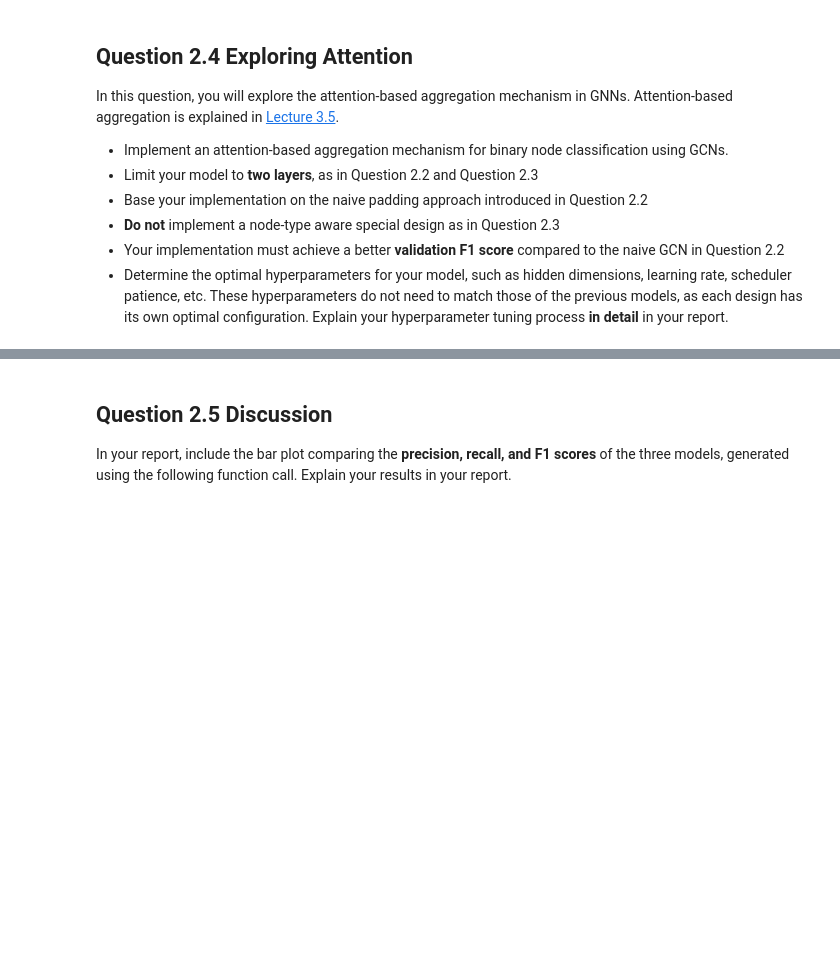
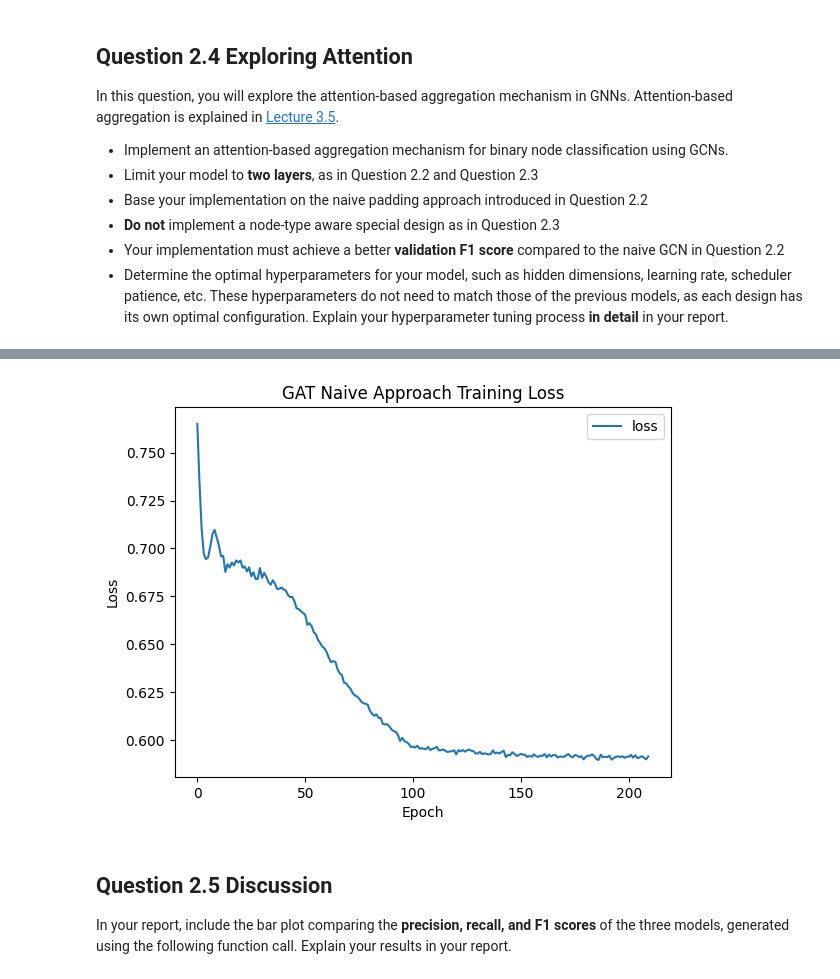
Before and after one commit to rishi-khiroya/dgl, a Jupyter notebook: q2_heterogeneous_node_classifcation.ipynb, the cells around one changed output, grey strips where cells are left out. Saved outputs shown, nothing was run; the diff lists cells and outputs as text; code cells hidden in the pictures; blank space fills up the shorter version.

```diff
--- a/q2_heterogeneous_node_classifcation.ipynb
+++ b/q2_heterogeneous_node_classifcation.ipynb
@@ -752,17 +957,28 @@ y_val   = y_val.float()
 # ####################################################
 
 # Build the model
-attn_gnn = GraphAttentionNetwork(...)
+attn_gnn = GraphAttentionNetwork(X_train.shape[1], 10, 1)
 
 # Train
-loss_history, _ = train_model(attn_gnn, y_train, val_model_inputs={...}, y_val=y_val, ...)
+loss_history, _ = train_model(
+    attn_gnn,
+    y_train,
+    val_model_inputs={"A": A_val_self_loops, "X": X_val},  # Pass validation inputs
+    y_val=y_val,
+    A=A_train_self_loops,
+    X=X_train,
+    num_epochs=10000,  # Number of training epochs
+    lr=0.005,  # Learning rate
+    validate_every=5,
+    patience=10
+)
 
 # ####################################################
 # END OF MODIFICATION
 # ####################################################
 
 # Test on validation data
-val_prec, val_rec, val_f1, _ = evaluate_model(attn_gnn, y_val, ...)
+val_prec, val_rec, val_f1, _ = evaluate_model(attn_gnn, y_val, A=A_val_normalized, X=X_val)
 print(f"[VAL] Prec={val_prec:.4f}, Rec={val_rec:.4f}, F1={val_f1:.4f}")
 
 val_precs["Naive GAT"] = val_prec
@@ -771,3 +987,4 @@ val_f1s["Naive GAT"] = val_f1
 
 # Plot loss
 plot_loss(loss_history, title="GAT Naive Approach Training Loss")
+# %% [output]
@@ -774,3 +1008,4 @@ plot_loss(loss_history, title="GAT Naive Approach Training Loss")
+[figure, added]
 # %% [markdown]
 ## Question 2.5 Discussion
 
```
Also changed, not shown: parts of 11 cells of this notebook.
